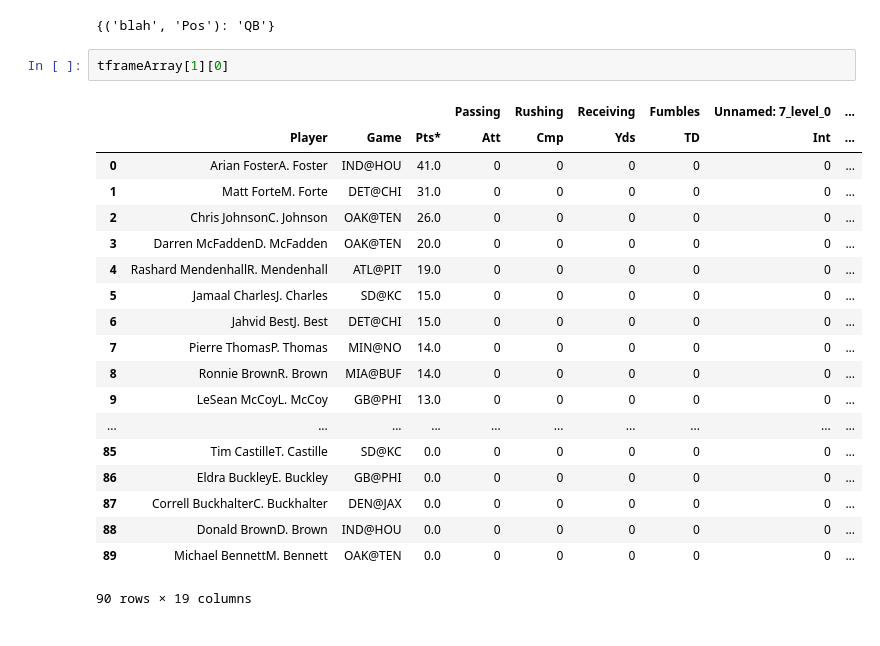
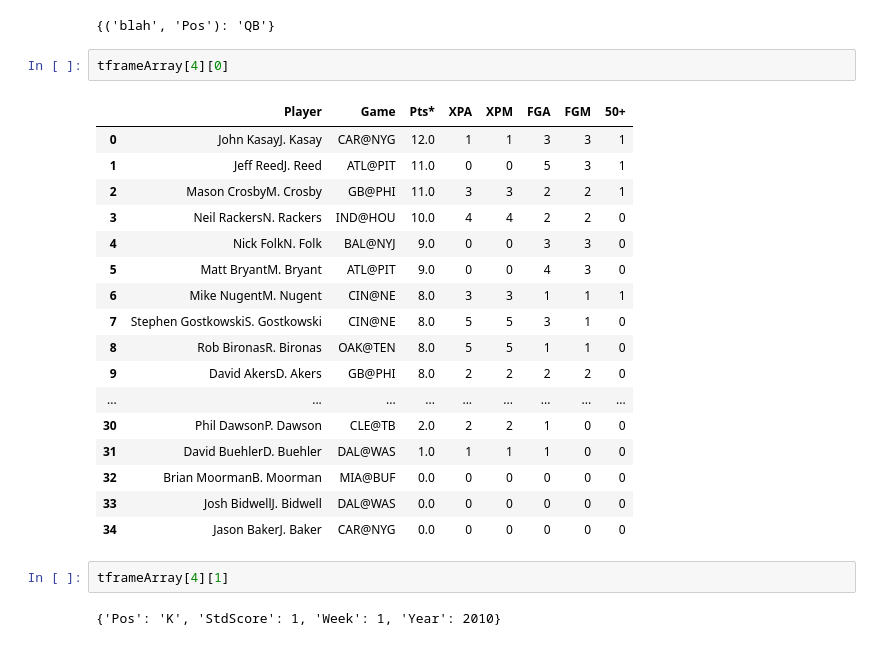
Before and after one commit to b7nguyen/ffb-data, a Jupyter notebook: Fantasy_Football.ipynb, the cells around one changed output. Drawn from its saved outputs; the diff is of its cells as text.

```diff
--- a/Fantasy_Football.ipynb
+++ b/Fantasy_Football.ipynb
@@ -518,24 +500,26 @@ pd.concat([frameA, frameC], axis = 1, join_axes = [frameA.index])
 # %% [output]
 {('blah', 'Pos'): 'QB'}
 # %%
-tframeArray[1][0]
+tframeArray[4][0]
 # %% [output]
-|  |  |  |  | Passing | Rushing | Receiving | Fumbles | Unnamed: 7_level_0 | ... |
-|  | Player | Game | Pts* | Att | Cmp | Yds | TD | Int | ... |
-| 0 | Arian FosterA. Foster | IND@HOU | 41.0 | 0 | 0 | 0 | 0 | 0 | ... |
-| 1 | Matt ForteM. Forte | DET@CHI | 31.0 | 0 | 0 | 0 | 0 | 0 | ... |
-| 2 | Chris JohnsonC. Johnson | OAK@TEN | 26.0 | 0 | 0 | 0 | 0 | 0 | ... |
-| 3 | Darren McFaddenD. McFadden | OAK@TEN | 20.0 | 0 | 0 | 0 | 0 | 0 | ... |
-| 4 | Rashard MendenhallR. Mendenhall | ATL@PIT | 19.0 | 0 | 0 | 0 | 0 | 0 | ... |
-| 5 | Jamaal CharlesJ. Charles | SD@KC | 15.0 | 0 | 0 | 0 | 0 | 0 | ... |
-| 6 | Jahvid BestJ. Best | DET@CHI | 15.0 | 0 | 0 | 0 | 0 | 0 | ... |
-| 7 | Pierre ThomasP. Thomas | MIN@NO | 14.0 | 0 | 0 | 0 | 0 | 0 | ... |
-| 8 | Ronnie BrownR. Brown | MIA@BUF | 14.0 | 0 | 0 | 0 | 0 | 0 | ... |
-| 9 | LeSean McCoyL. McCoy | GB@PHI | 13.0 | 0 | 0 | 0 | 0 | 0 | ... |
-| ... | ... | ... | ... | ... | ... | ... | ... | ... | ... |
-| 85 | Tim CastilleT. Castille | SD@KC | 0.0 | 0 | 0 | 0 | 0 | 0 | ... |
-| 86 | Eldra BuckleyE. Buckley | GB@PHI | 0.0 | 0 | 0 | 0 | 0 | 0 | ... |
-| 87 | Correll BuckhalterC. Buckhalter | DEN@JAX | 0.0 | 0 | 0 | 0 | 0 | 0 | ... |
-| 88 | Donald BrownD. Brown | IND@HOU | 0.0 | 0 | 0 | 0 | 0 | 0 | ... |
-| 89 | Michael BennettM. Bennett | OAK@TEN | 0.0 | 0 | 0 | 0 | 0 | 0 | ... |
+|  | Player | Game | Pts* | XPA | XPM | FGA | FGM | 50+ |
+| 0 | John KasayJ. Kasay | CAR@NYG | 12.0 | 1 | 1 | 3 | 3 | 1 |
+| 1 | Jeff ReedJ. Reed | ATL@PIT | 11.0 | 0 | 0 | 5 | 3 | 1 |
+| 2 | Mason CrosbyM. Crosby | GB@PHI | 11.0 | 3 | 3 | 2 | 2 | 1 |
+| 3 | Neil RackersN. Rackers | IND@HOU | 10.0 | 4 | 4 | 2 | 2 | 0 |
+| 4 | Nick FolkN. Folk | BAL@NYJ | 9.0 | 0 | 0 | 3 | 3 | 0 |
+| 5 | Matt BryantM. Bryant | ATL@PIT | 9.0 | 0 | 0 | 4 | 3 | 0 |
+| 6 | Mike NugentM. Nugent | CIN@NE | 8.0 | 3 | 3 | 1 | 1 | 1 |
+| 7 | Stephen GostkowskiS. Gostkowski | CIN@NE | 8.0 | 5 | 5 | 3 | 1 | 0 |
+| 8 | Rob BironasR. Bironas | OAK@TEN | 8.0 | 5 | 5 | 1 | 1 | 0 |
+| 9 | David AkersD. Akers | GB@PHI | 8.0 | 2 | 2 | 2 | 2 | 0 |
+| ... | ... | ... | ... | ... | ... | ... | ... | ... |
+| 30 | Phil DawsonP. Dawson | CLE@TB | 2.0 | 2 | 2 | 1 | 0 | 0 |
+| 31 | David BuehlerD. Buehler | DAL@WAS | 1.0 | 1 | 1 | 1 | 0 | 0 |
+| 32 | Brian MoormanB. Moorman | MIA@BUF | 0.0 | 0 | 0 | 0 | 0 | 0 |
+| 33 | Josh BidwellJ. Bidwell | DAL@WAS | 0.0 | 0 | 0 | 0 | 0 | 0 |
+| 34 | Jason BakerJ. Baker | CAR@NYG | 0.0 | 0 | 0 | 0 | 0 | 0 |
-90 rows × 19 columns
+# %%
+tframeArray[4][1]
+# %% [output]
+{'Pos': 'K', 'StdScore': 1, 'Week': 1, 'Year': 2010}
```
Also changed, not shown: parts of 12 cells of this notebook.
